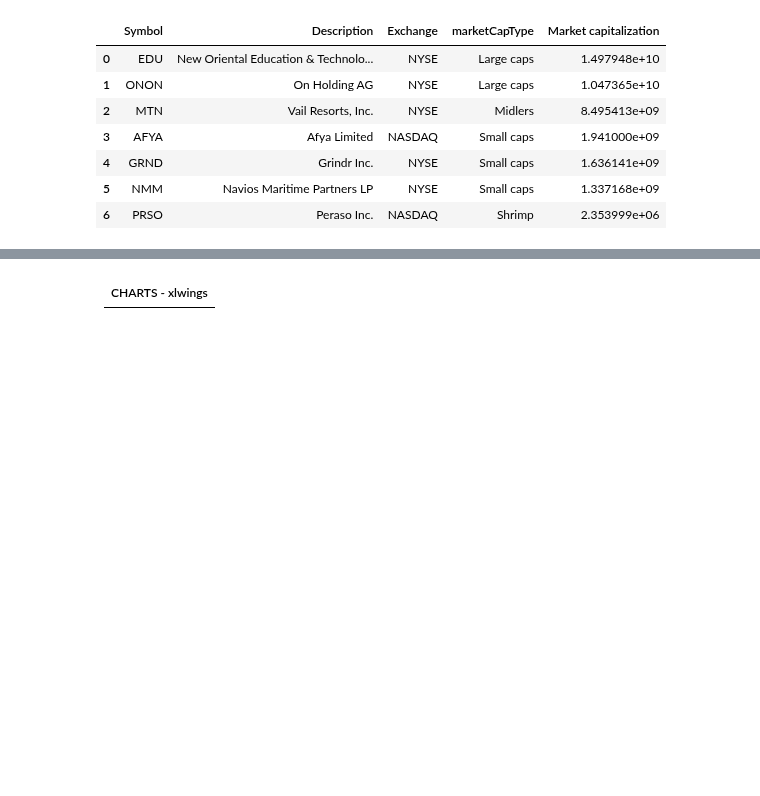
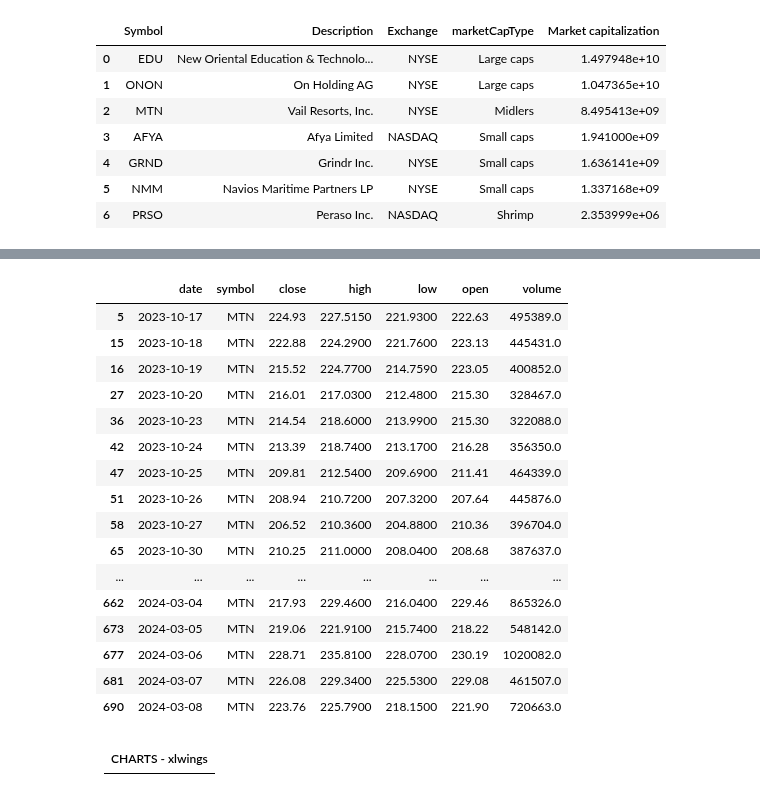
Before and after one commit to sudz4/dark-trader, a Jupyter notebook: gus_DATA.ipynb, the cells around one changed output, grey strips where cells are left out. Drawn from its saved outputs; the diff is of its cells as text; code cells hidden in the pictures; blank space fills up the shorter version.

```diff
--- a/gus_DATA.ipynb
+++ b/gus_DATA.ipynb
@@ -809,3 +809,8 @@ info_news_df
 | 4 | GRND | Grindr Inc. | NYSE | Small caps | 1.636141e+09 |
 | 5 | NMM | Navios Maritime Partners LP | NYSE | Small caps | 1.337168e+09 |
 | 6 | PRSO | Peraso Inc. | NASDAQ | Shrimp | 2.353999e+06 |
+# %%
+#### Trading view chart with my own data ####
+mvp_chart_df = chart_historical_df.iloc[:,:7]
+
+mvp_chart_df.head(5)
@@ -812,3 +824,39 @@ info_news_df
+# %%
+# takes the original DataFrame and a list of stock symbols,
+# returns a dictionary of DataFrames, one for each stock symbol
+def create_symbol_dataframes(df, symbols):
+    symbol_dfs = {}
+    for symbol in symbols:
+        # Filter the DataFrame for the symbol and store it in a dictionary
+        symbol_dfs[f"{symbol}_chart_df"] = df[df['symbol'] == symbol]
+
+    return symbol_dfs
+
+
+symbols = mvp_chart_df['symbol'].unique()
+symbol_dataframes = create_symbol_dataframes(mvp_chart_df, symbols)
+
+mtn_df = symbol_dataframes['MTN_chart_df']
+
+mtn_df
+# %% [output]
+|  | date | symbol | close | high | low | open | volume |
+| 5 | 2023-10-17 | MTN | 224.93 | 227.5150 | 221.9300 | 222.63 | 495389.0 |
+| 15 | 2023-10-18 | MTN | 222.88 | 224.2900 | 221.7600 | 223.13 | 445431.0 |
+| 16 | 2023-10-19 | MTN | 215.52 | 224.7700 | 214.7590 | 223.05 | 400852.0 |
+| 27 | 2023-10-20 | MTN | 216.01 | 217.0300 | 212.4800 | 215.30 | 328467.0 |
+| 36 | 2023-10-23 | MTN | 214.54 | 218.6000 | 213.9900 | 215.30 | 322088.0 |
+| 42 | 2023-10-24 | MTN | 213.39 | 218.7400 | 213.1700 | 216.28 | 356350.0 |
+| 47 | 2023-10-25 | MTN | 209.81 | 212.5400 | 209.6900 | 211.41 | 464339.0 |
+| 51 | 2023-10-26 | MTN | 208.94 | 210.7200 | 207.3200 | 207.64 | 445876.0 |
+| 58 | 2023-10-27 | MTN | 206.52 | 210.3600 | 204.8800 | 210.36 | 396704.0 |
+| 65 | 2023-10-30 | MTN | 210.25 | 211.0000 | 208.0400 | 208.68 | 387637.0 |
+| ... | ... | ... | ... | ... | ... | ... | ... |
+| 662 | 2024-03-04 | MTN | 217.93 | 229.4600 | 216.0400 | 229.46 | 865326.0 |
+| 673 | 2024-03-05 | MTN | 219.06 | 221.9100 | 215.7400 | 218.22 | 548142.0 |
+| 677 | 2024-03-06 | MTN | 228.71 | 235.8100 | 228.0700 | 230.19 | 1020082.0 |
+| 681 | 2024-03-07 | MTN | 226.08 | 229.3400 | 225.5300 | 229.08 | 461507.0 |
+| 690 | 2024-03-08 | MTN | 223.76 | 225.7900 | 218.1500 | 221.90 | 720663.0 |
 # %% [markdown]
 | CHARTS - xlwings |
 |-|
```
Also changed, not shown: parts of 3 cells of this notebook.
